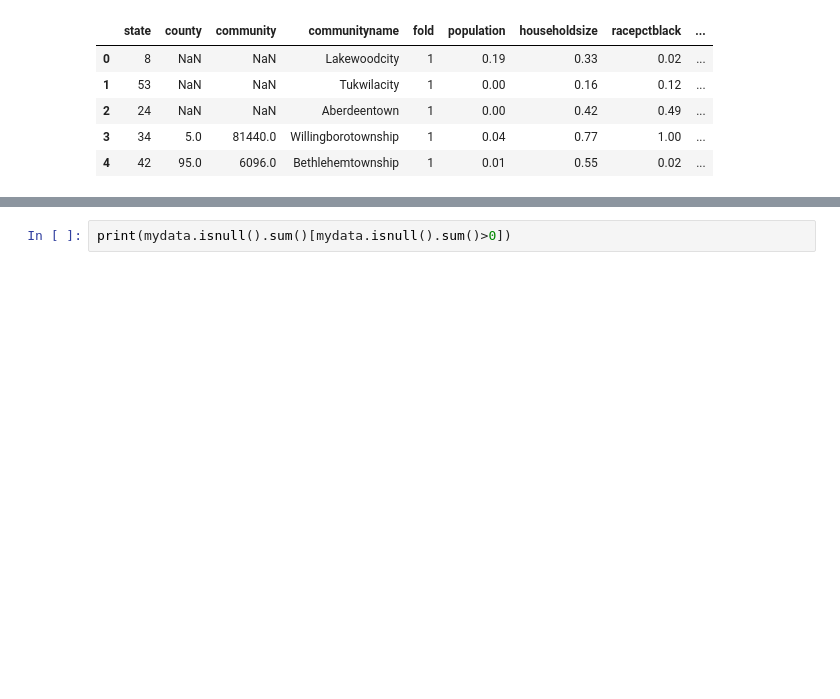
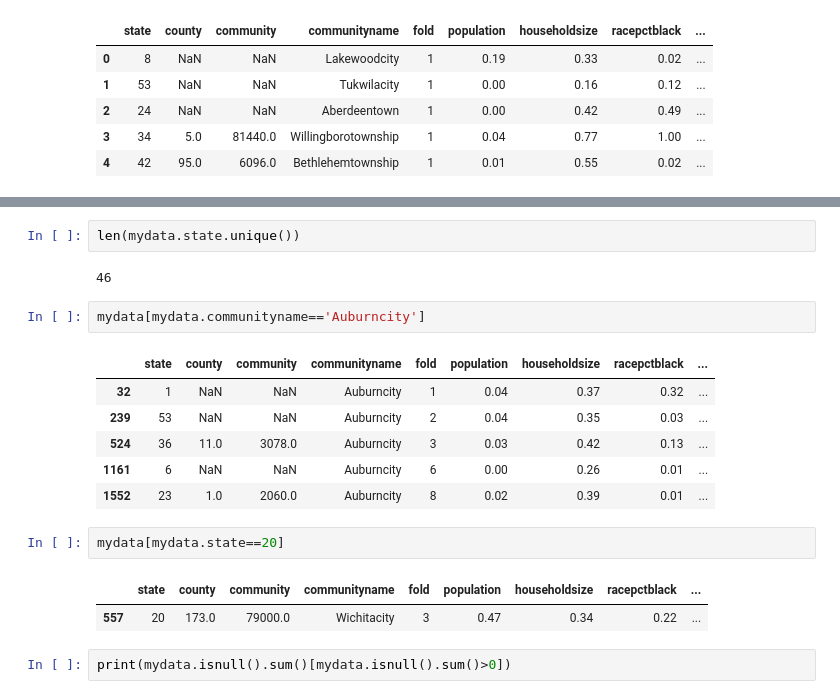
Before and after one commit to esobolewska/ML1-regression, a Jupyter notebook: ML1-kod.ipynb, the cells around one changed output, grey strips where cells are left out. Drawn from its saved outputs; the diff is of its cells as text; blank space fills up the shorter version.

```diff
--- a/ML1-kod.ipynb
+++ b/ML1-kod.ipynb
@@ -180,3 +228,21 @@ mydata.describe()
+# %%
+len(mydata.state.unique())
+# %% [output]
+46
+# %%
+mydata[mydata.communityname=='Auburncity']
+# %% [output]
+|  | state | county | community | communityname | fold | population | householdsize | racepctblack | ... |
+| 32 | 1 | NaN | NaN | Auburncity | 1 | 0.04 | 0.37 | 0.32 | ... |
+| 239 | 53 | NaN | NaN | Auburncity | 2 | 0.04 | 0.35 | 0.03 | ... |
+| 524 | 36 | 11.0 | 3078.0 | Auburncity | 3 | 0.03 | 0.42 | 0.13 | ... |
+| 1161 | 6 | NaN | NaN | Auburncity | 6 | 0.00 | 0.26 | 0.01 | ... |
+| 1552 | 23 | 1.0 | 2060.0 | Auburncity | 8 | 0.02 | 0.39 | 0.01 | ... |
+# %%
+mydata[mydata.state==20]
+# %% [output]
+|  | state | county | community | communityname | fold | population | householdsize | racepctblack | ... |
+| 557 | 20 | 173.0 | 79000.0 | Wichitacity | 3 | 0.47 | 0.34 | 0.22 | ... |
 # %%
 print(mydata.isnull().sum()[mydata.isnull().sum()>0])
 # %% [output]
```
Also changed, not shown: parts of 16 cells of this notebook.
